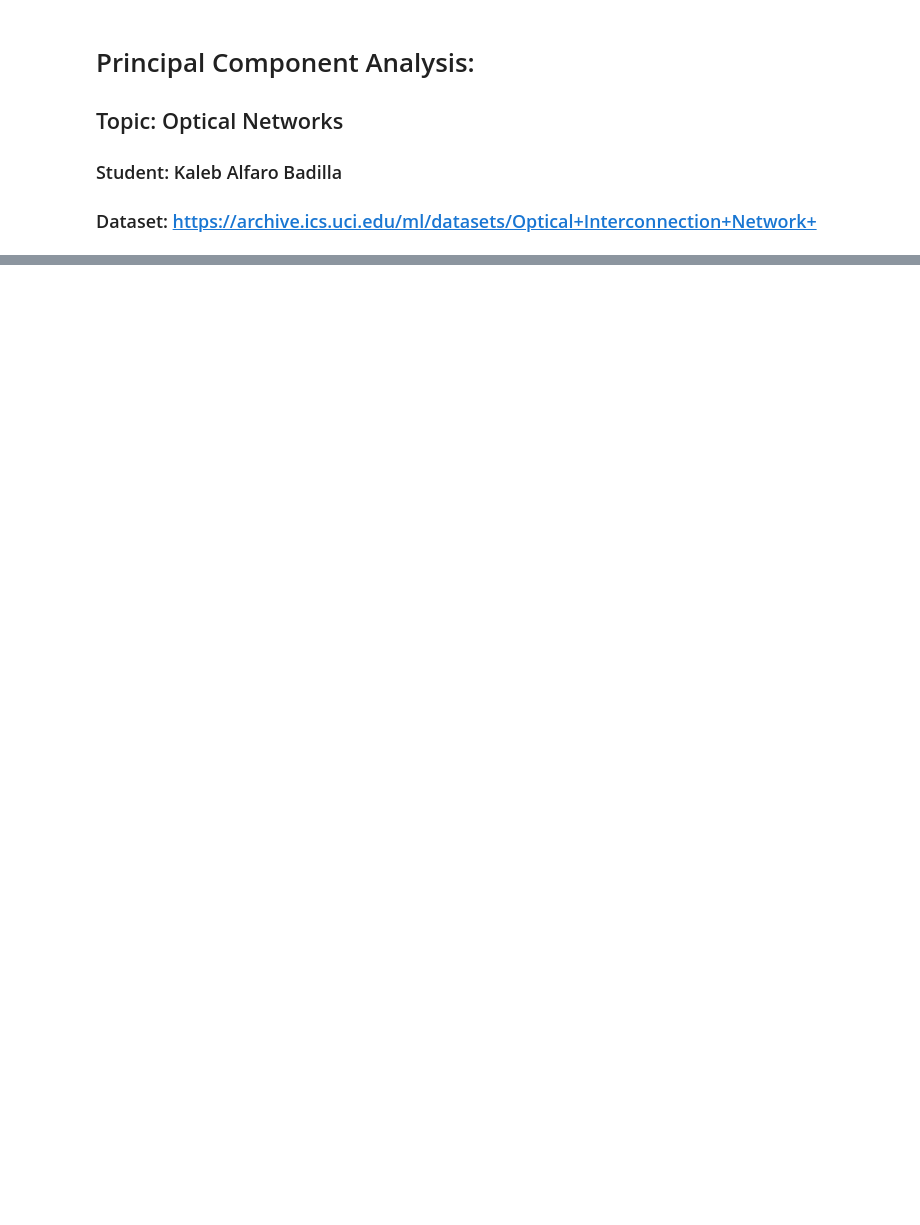
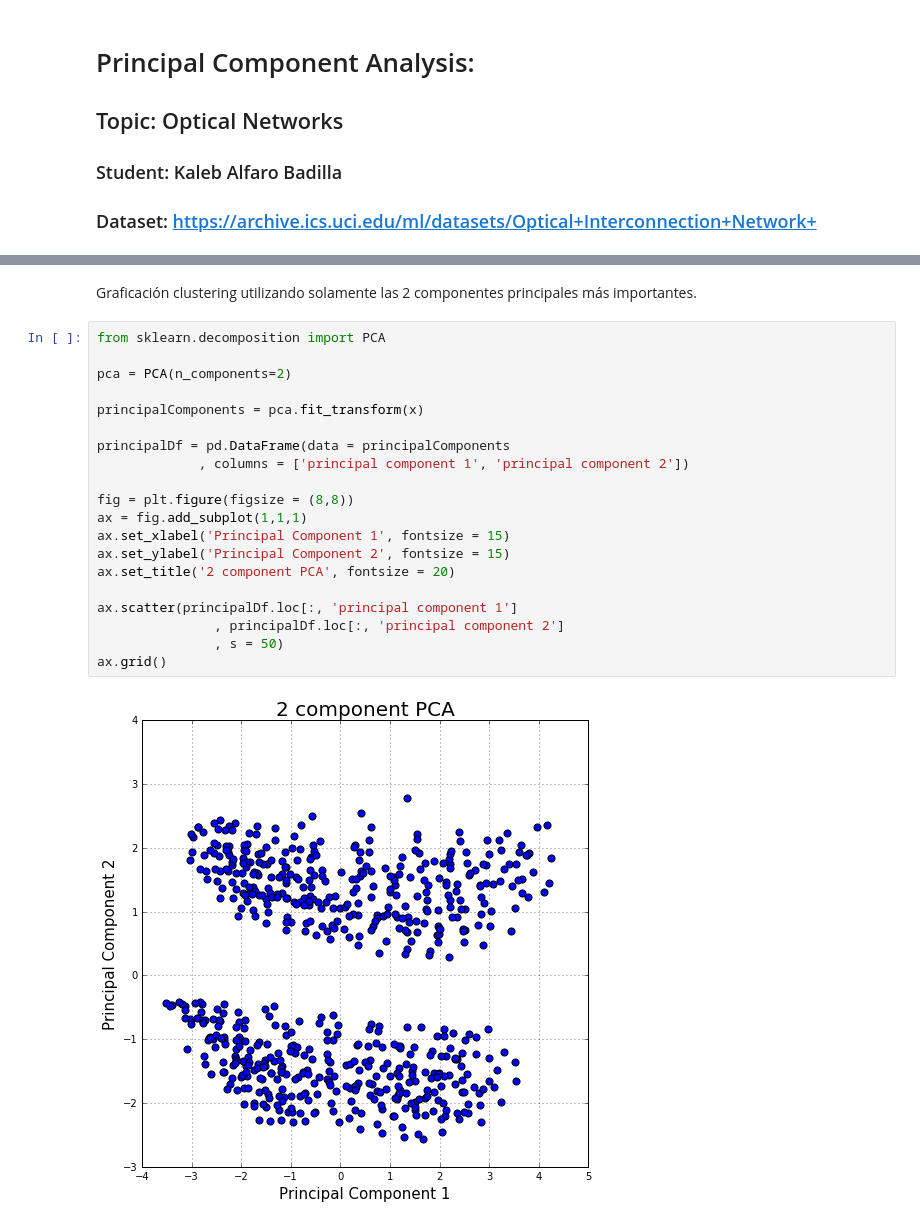
Before and after one commit to manchii/ml_pca, a Jupyter notebook: PCA_OpNetwrks.ipynb, the cells around one changed output, grey strips where cells are left out. Saved outputs shown, nothing was run; the diff lists cells and outputs as text; blank space fills up the shorter version.

```diff
--- a/PCA_OpNetwrks.ipynb
+++ b/PCA_OpNetwrks.ipynb
@@ -67,0 +75,24 @@ plt.show()
+# %% [markdown]
+Graficación clustering utilizando solamente las 2 componentes principales más importantes.
+# %%
+from sklearn.decomposition import PCA
+
+pca = PCA(n_components=2)
+
+principalComponents = pca.fit_transform(x)
+
+principalDf = pd.DataFrame(data = principalComponents
+             , columns = ['principal component 1', 'principal component 2'])
+
+fig = plt.figure(figsize = (8,8))
+ax = fig.add_subplot(1,1,1)
+ax.set_xlabel('Principal Component 1', fontsize = 15)
+ax.set_ylabel('Principal Component 2', fontsize = 15)
+ax.set_title('2 component PCA', fontsize = 20)
+
+ax.scatter(principalDf.loc[:, 'principal component 1']
+               , principalDf.loc[:, 'principal component 2']
+               , s = 50)
+ax.grid()
+# %% [output]
+[figure, added]
```
Also changed, not shown: parts of 7 cells of this notebook, 1 other file.
